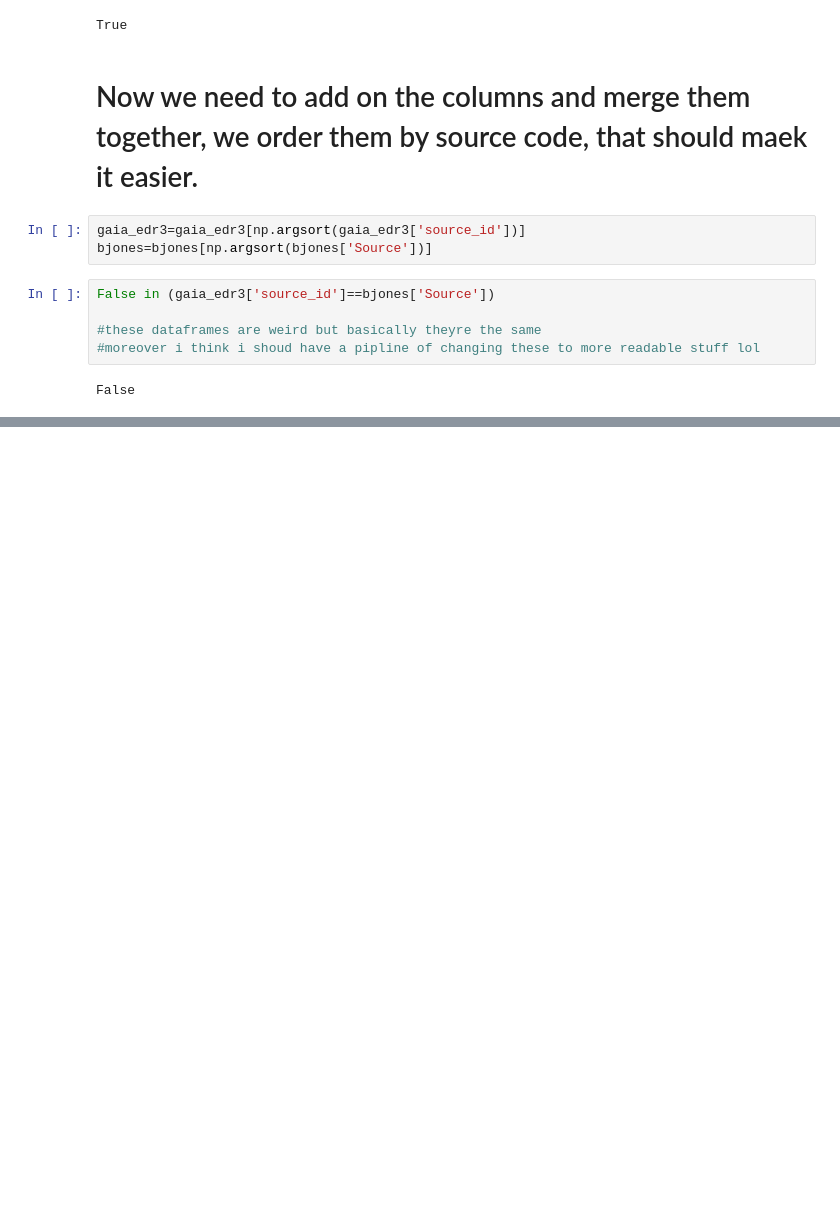
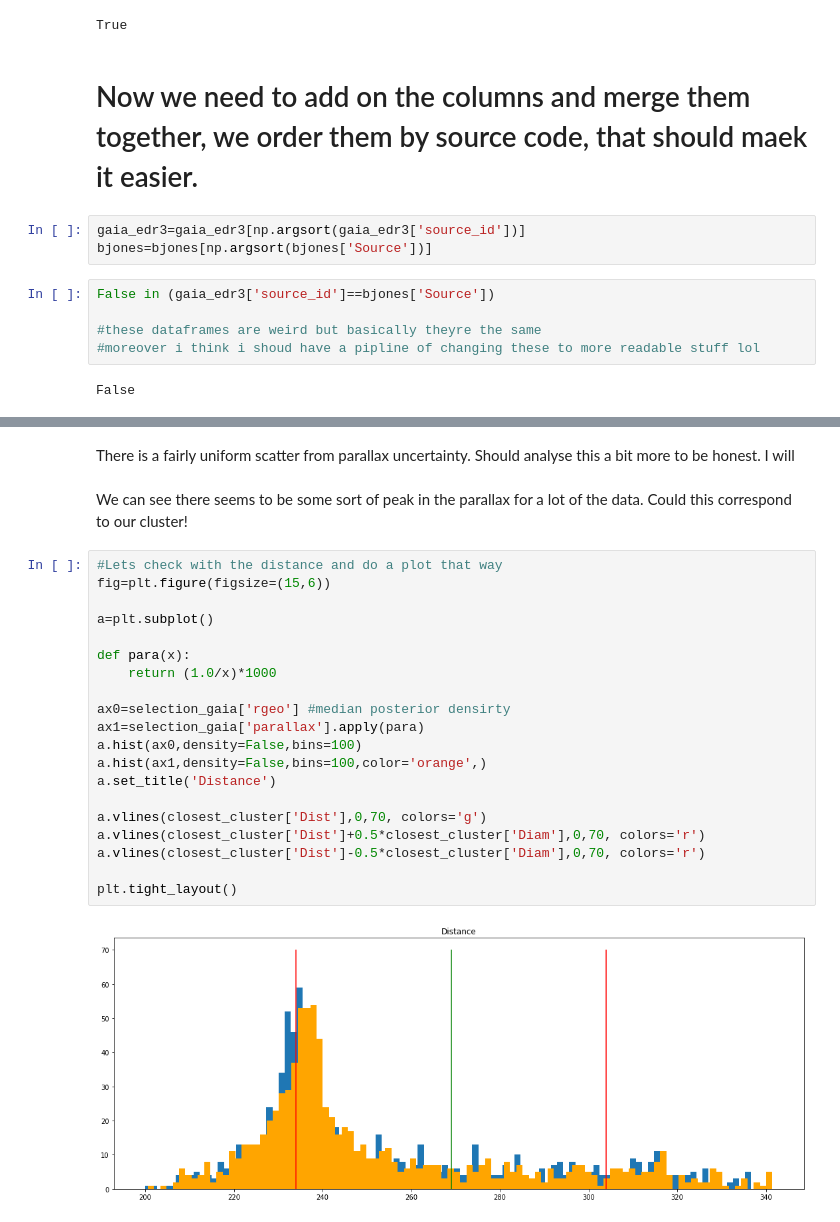
Before and after one commit to ocallam6/cluster, a Jupyter notebook: analysis.ipynb, the cells around one changed output, grey strips where cells are left out. Drawn from its saved outputs; the diff is of its cells as text; blank space fills up the shorter version.

```diff
--- a/analysis.ipynb
+++ b/analysis.ipynb
@@ -237,0 +362,26 @@ TypeError: invalid type promotion with structured datatype(s).
+# %% [markdown]
+There is a fairly uniform scatter from parallax uncertainty. Should analyse this a bit more to be honest. I will
+# %% [markdown]
+We can see there seems to be some sort of peak in the parallax for a lot of the data. Could this correspond to our cluster!
+# %%
+#Lets check with the distance and do a plot that way
+fig=plt.figure(figsize=(15,6))
+
+a=plt.subplot()
+
+def para(x):
+    return (1.0/x)*1000
+
+ax0=selection_gaia['rgeo'] #median posterior densirty
+ax1=selection_gaia['parallax'].apply(para)
+a.hist(ax0,density=False,bins=100)
+a.hist(ax1,density=False,bins=100,color='orange',)
+a.set_title('Distance')
+
+a.vlines(closest_cluster['Dist'],0,70, colors='g')
+a.vlines(closest_cluster['Dist']+0.5*closest_cluster['Diam'],0,70, colors='r')
+a.vlines(closest_cluster['Dist']-0.5*closest_cluster['Diam'],0,70, colors='r')
+
+plt.tight_layout()
+# %% [output]
+[figure, added]
```
Also changed, not shown: parts of 26 cells of this notebook.
